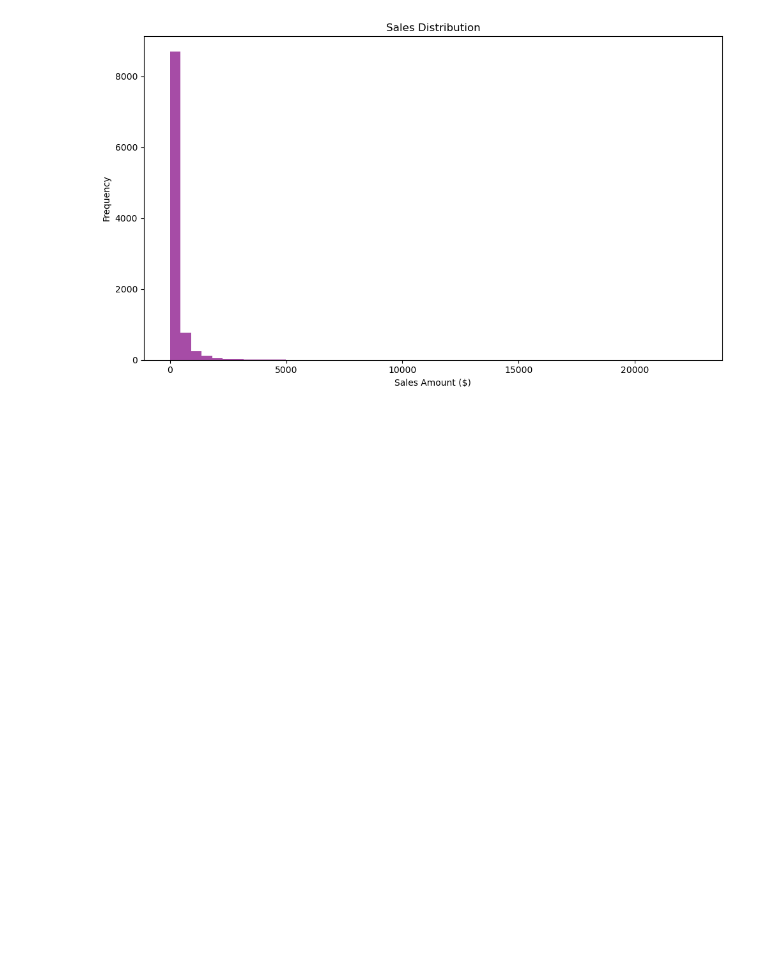
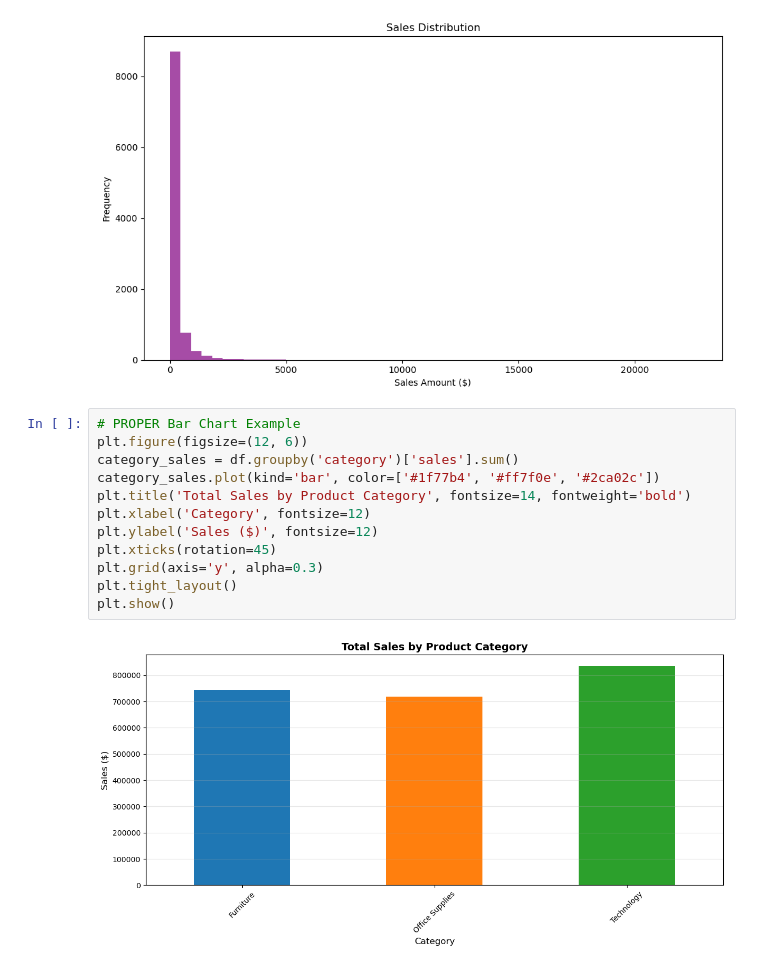
Before and after one commit to ryantaldino/superstore_analysis, a Jupyter notebook: latihan deepseek 1.ipynb, the cells around one changed output. Cells and saved outputs as stored; diff of their text form; blank space fills up the shorter version.

```diff
--- a/latihan deepseek 1.ipynb
+++ b/latihan deepseek 1.ipynb
@@ -214,3 +214,17 @@ plt.tight_layout()
 plt.show()
 # %% [output]
 [figure]
+# %%
+# PROPER Bar Chart Example
+plt.figure(figsize=(12, 6))
+category_sales = df.groupby('category')['sales'].sum()
+category_sales.plot(kind='bar', color=['#1f77b4', '#ff7f0e', '#2ca02c'])
+plt.title('Total Sales by Product Category', fontsize=14, fontweight='bold')
+plt.xlabel('Category', fontsize=12)
+plt.ylabel('Sales ($)', fontsize=12)
+plt.xticks(rotation=45)
+plt.grid(axis='y', alpha=0.3)
+plt.tight_layout()
+plt.show()
+# %% [output]
+[figure, added]
```
Also changed, not shown: parts of 1 cell of this notebook, 3 other files.
